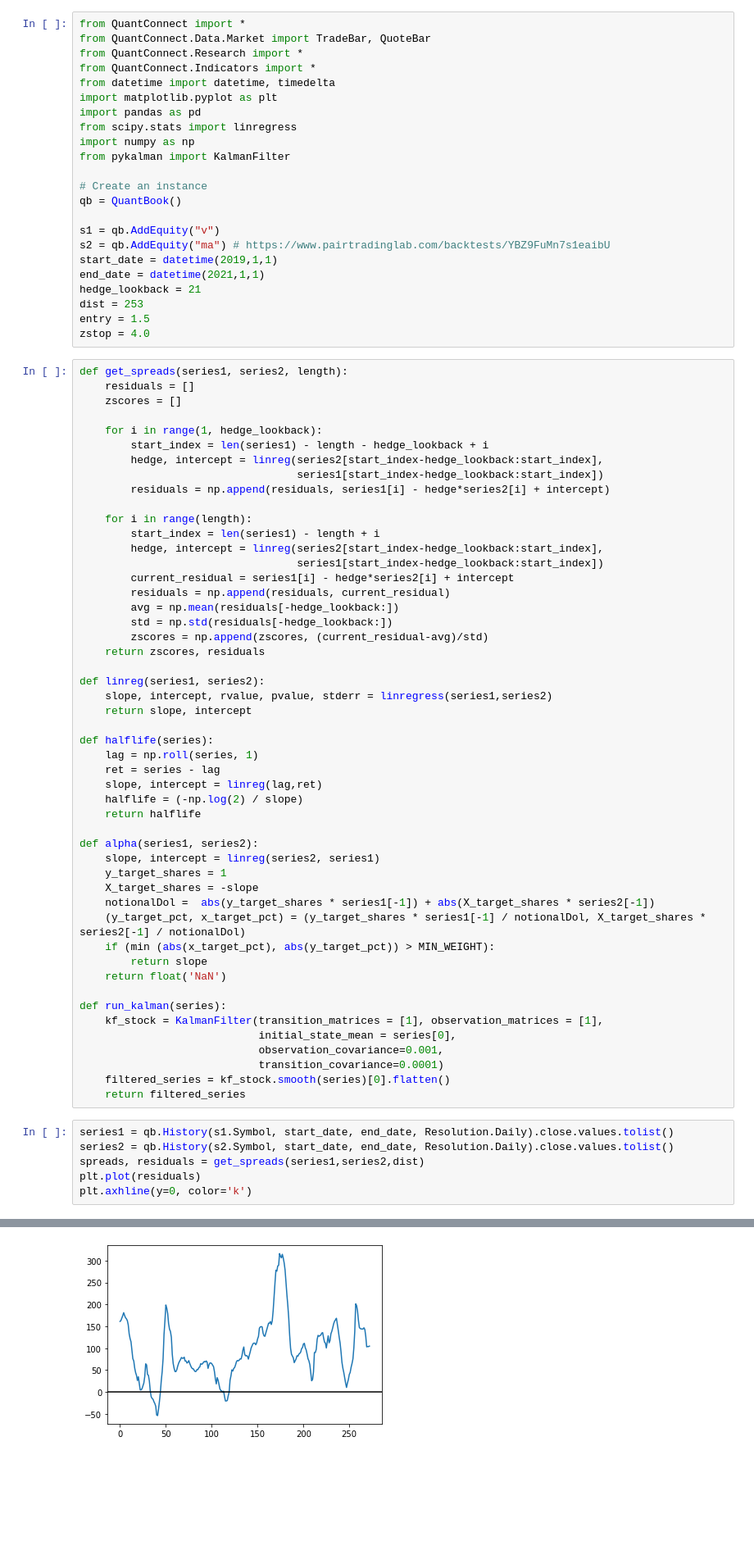
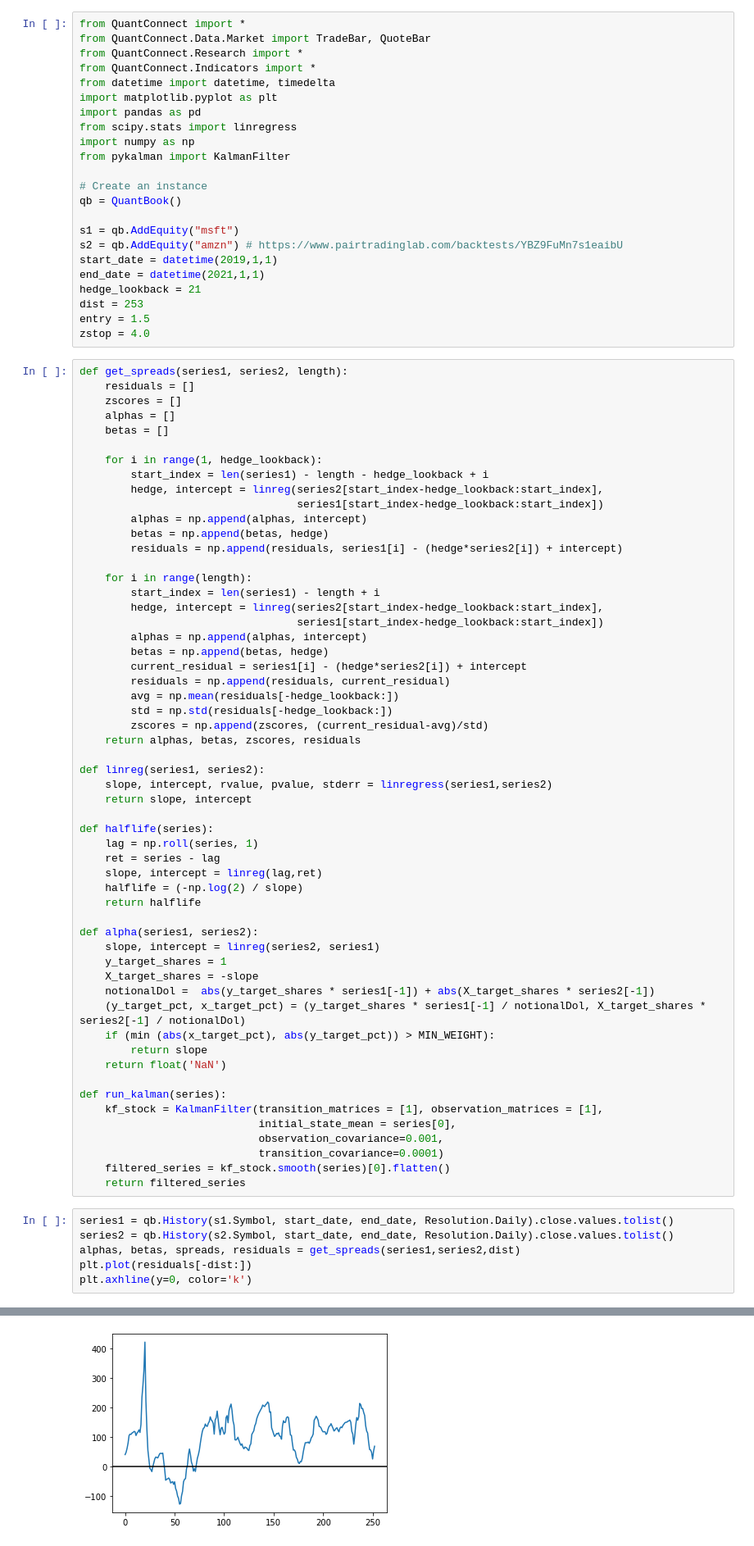
Before and after one commit to BlackBoxTrading1/PairTrading, a Jupyter notebook: quantconnect/pair_tester.ipynb, the cells around one changed output, grey strips where cells are left out. Shown at 82% size. Drawn from its saved outputs; the diff is of its cells as text; blank space fills up the shorter version.

```diff
--- a/quantconnect/pair_tester.ipynb
+++ b/quantconnect/pair_tester.ipynb
@@ -13,8 +13,8 @@ from pykalman import KalmanFilter
 # Create an instance
 qb = QuantBook()
 
-s1 = qb.AddEquity("v")
-s2 = qb.AddEquity("ma") # https://www.pairtradinglab.com/backtests/YBZ9FuMn7s1eaibU
+s1 = qb.AddEquity("msft")
+s2 = qb.AddEquity("amzn") # https://www.pairtradinglab.com/backtests/YBZ9FuMn7s1eaibU
 start_date = datetime(2019,1,1)
 end_date = datetime(2021,1,1)
 hedge_lookback = 21
@@ -25,23 +25,29 @@ zstop = 4.0
 def get_spreads(series1, series2, length):
     residuals = []
     zscores = []
+    alphas = []
+    betas = []
 
     for i in range(1, hedge_lookback):
         start_index = len(series1) - length - hedge_lookback + i
         hedge, intercept = linreg(series2[start_index-hedge_lookback:start_index],
                                   series1[start_index-hedge_lookback:start_index])
-        residuals = np.append(residuals, series1[i] - hedge*series2[i] + intercept)
+        alphas = np.append(alphas, intercept)
+        betas = np.append(betas, hedge)
+        residuals = np.append(residuals, series1[i] - (hedge*series2[i]) + intercept)
 
     for i in range(length):
         start_index = len(series1) - length + i
         hedge, intercept = linreg(series2[start_index-hedge_lookback:start_index],
                                   series1[start_index-hedge_lookback:start_index])
-        current_residual = series1[i] - hedge*series2[i] + intercept
+        alphas = np.append(alphas, intercept)
+        betas = np.append(betas, hedge)
+        current_residual = series1[i] - (hedge*series2[i]) + intercept
         residuals = np.append(residuals, current_residual)
         avg = np.mean(residuals[-hedge_lookback:])
         std = np.std(residuals[-hedge_lookback:])
         zscores = np.append(zscores, (current_residual-avg)/std)
-    return zscores, residuals
+    return alphas, betas, zscores, residuals
 
 def linreg(series1, series2):
     slope, intercept, rvalue, pvalue, stderr = linregress(series1,series2)
@@ -74,10 +80,10 @@ def run_kalman(series):
 # %%
 series1 = qb.History(s1.Symbol, start_date, end_date, Resolution.Daily).close.values.tolist()
 series2 = qb.History(s2.Symbol, start_date, end_date, Resolution.Daily).close.values.tolist()
-spreads, residuals = get_spreads(series1,series2,dist)
-plt.plot(residuals)
+alphas, betas, spreads, residuals = get_spreads(series1,series2,dist)
+plt.plot(residuals[-dist:])
 plt.axhline(y=0, color='k')
 # %% [output]
 <matplotlib.lines.Line2D at 0x...>
-[figure, old version]
+[figure, new version]
 # %%
```
Also changed, not shown: parts of 3 cells of this notebook, 2 other files.
